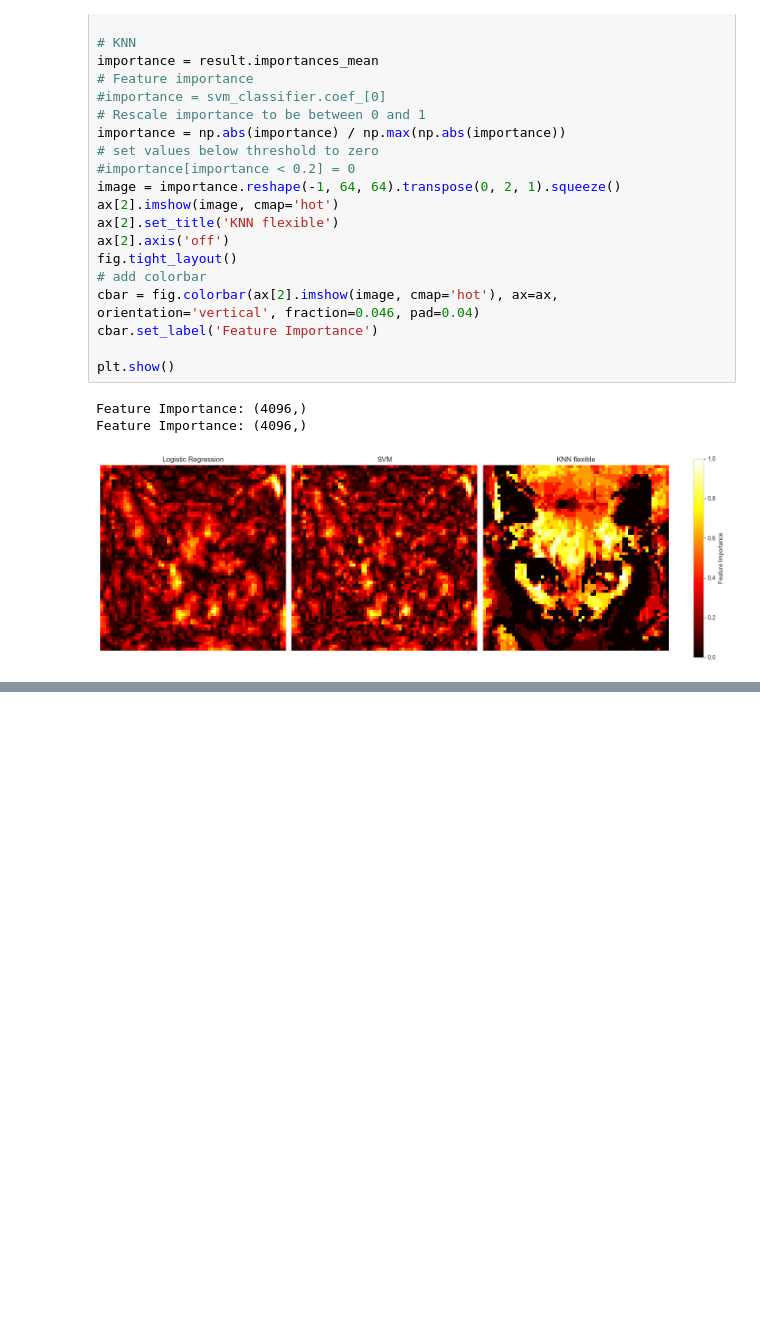
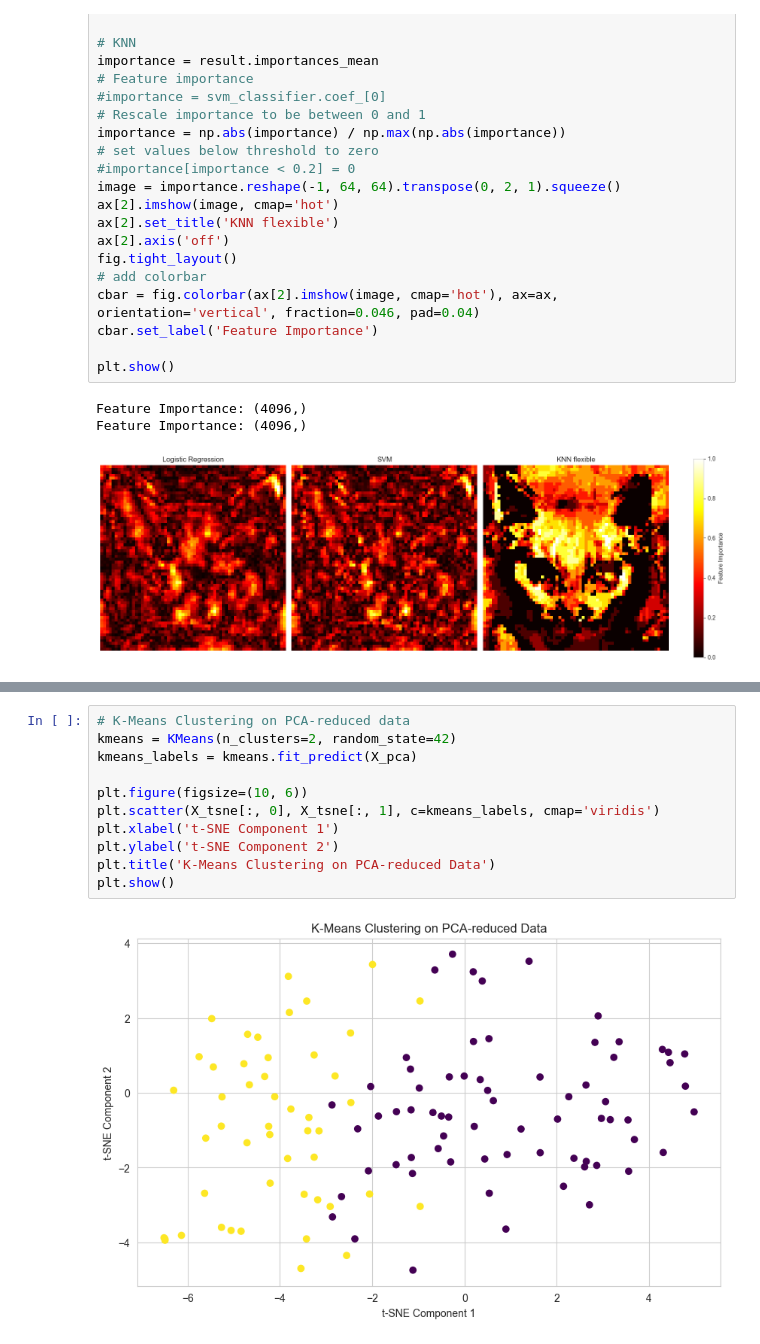
Before and after one commit to rikardradovac/Statistical-learning-for-big-data, a Jupyter notebook: AS3/1.1.ipynb, the cells around one changed output, grey strips where cells are left out. Drawn from its saved outputs; the diff is of its cells as text; blank space fills up the shorter version.

```diff
--- a/AS3/1.1.ipynb
+++ b/AS3/1.1.ipynb
@@ -201,0 +266,13 @@ Feature Importance: (4096,)
+# %%
+# K-Means Clustering on PCA-reduced data
+kmeans = KMeans(n_clusters=2, random_state=42)
+kmeans_labels = kmeans.fit_predict(X_pca)
+
+plt.figure(figsize=(10, 6))
+plt.scatter(X_tsne[:, 0], X_tsne[:, 1], c=kmeans_labels, cmap='viridis')
+plt.xlabel('t-SNE Component 1')
+plt.ylabel('t-SNE Component 2')
+plt.title('K-Means Clustering on PCA-reduced Data')
+plt.show()
+# %% [output]
+[figure, added]
```
Also changed, not shown: parts of 6 cells of this notebook.
